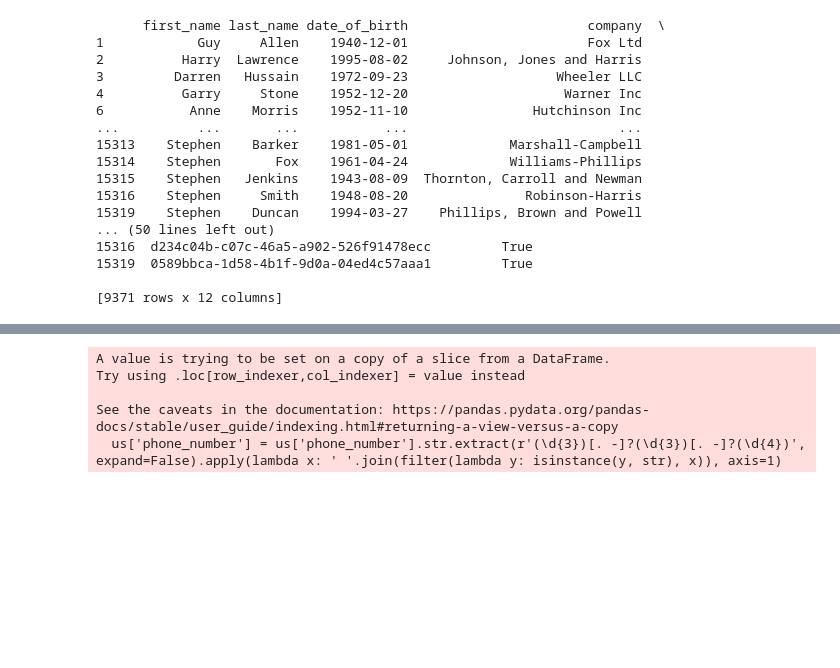
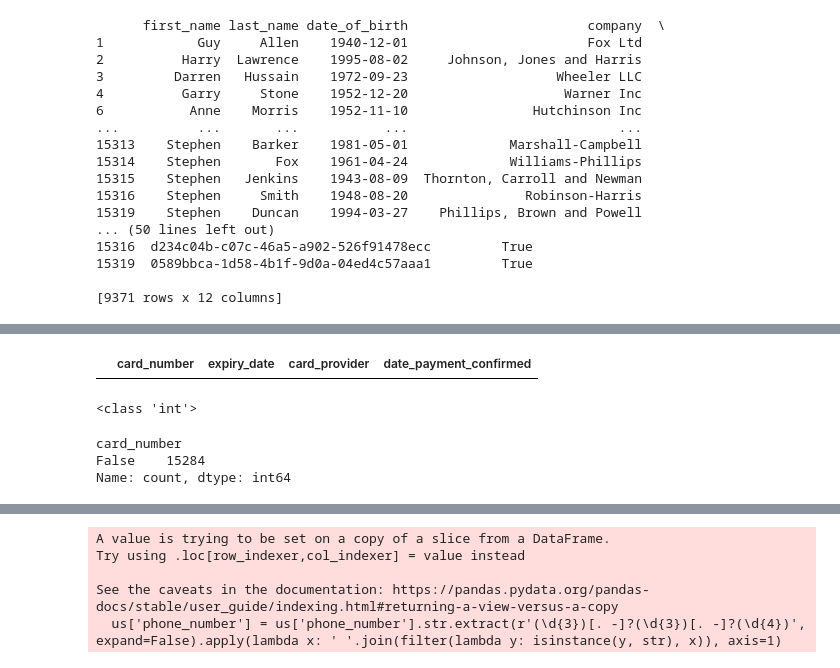
Before and after one commit to jho278/retail-database, a Jupyter notebook: data_exploration.ipynb, the cells around one changed output, grey strips where cells are left out. Cells and saved outputs as stored; diff of their text form; code cells hidden in the pictures; blank space fills up the shorter version.

```diff
--- a/data_exploration.ipynb
+++ b/data_exploration.ipynb
@@ -324,0 +579,4 @@ print(uk)
+# %%
+# pdf3 symbolises the removal of nulls and dodgy data
+pdf3 = pdf2[pdf2['card_provider'].isin(get_card_names)]
+print(pdf3['card_provider'].value_counts())
@@ -324,0 +634,4 @@ print(uk)
+# %%
+def custom_parse(date_string):
+    month,year = date_string.split('/')
+    return parse('01'+'/'+ date_string, ignoretz = True)
@@ -324,0 +642,3 @@ print(uk)
+# %%
+pdf3.loc[:,'expiry_date'] = pdf3['expiry_date'].apply(custom_parse)
+pdf3.loc[:,'expiry_date'] = pd.to_datetime(pdf3['expiry_date'])
@@ -324,0 +688,14 @@ print(uk)
+# %%
+# date of payment looks good too
+pdf3['date_payment_confirmed'].head(5)
+pdf3.loc[:,'date_payment_confirmed'] = pdf3['date_payment_confirmed'].apply(parse)
+pdf3['date_payment_confirmed'].isnull().sum()
+pdf3[pdf3['date_payment_confirmed'] > pd.to_datetime("2022-12-01")]
+# %% [output]
+|  | card_number | expiry_date | card_provider | date_payment_confirmed |
+# %%
+# Card number
+pdf3['card_number'].head(20)
+print(type(pdf3['card_number'][1]))
+# %% [output]
+<class 'int'>
@@ -324,0 +705,7 @@ print(uk)
+# %%
+#This didnt pick up some card numbers had '?'
+pdf3['card_number'].apply(check_alpha).value_counts()
+# %% [output]
+card_number
+False    15284
+Name: count, dtype: int64
```
Also changed, not shown: parts of 58 cells of this notebook, 3 other files.
